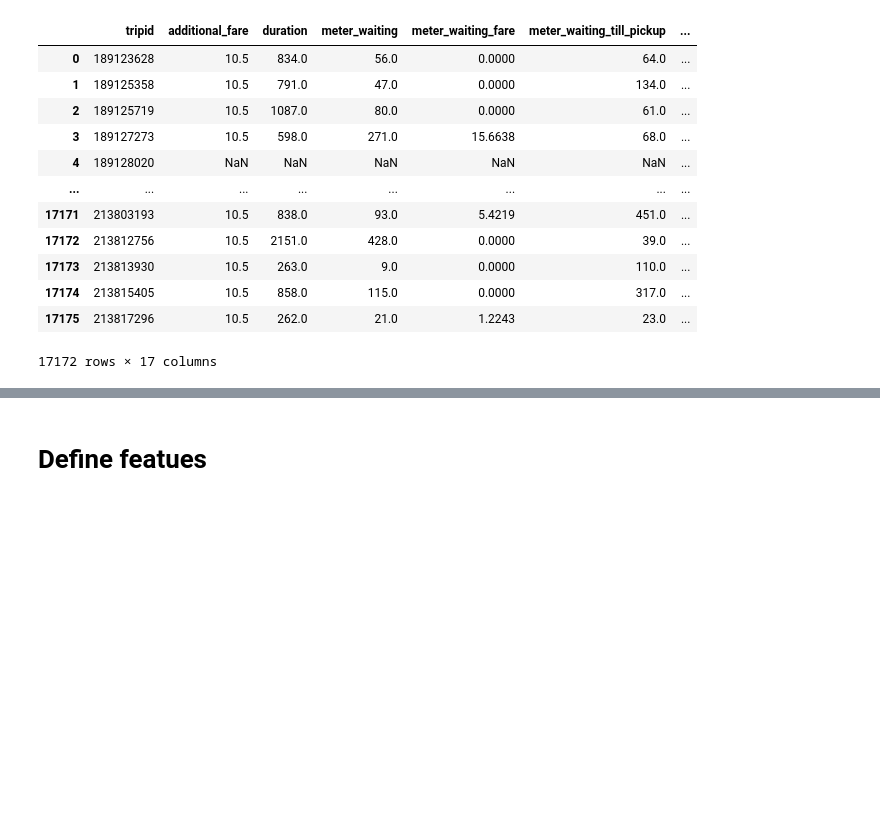
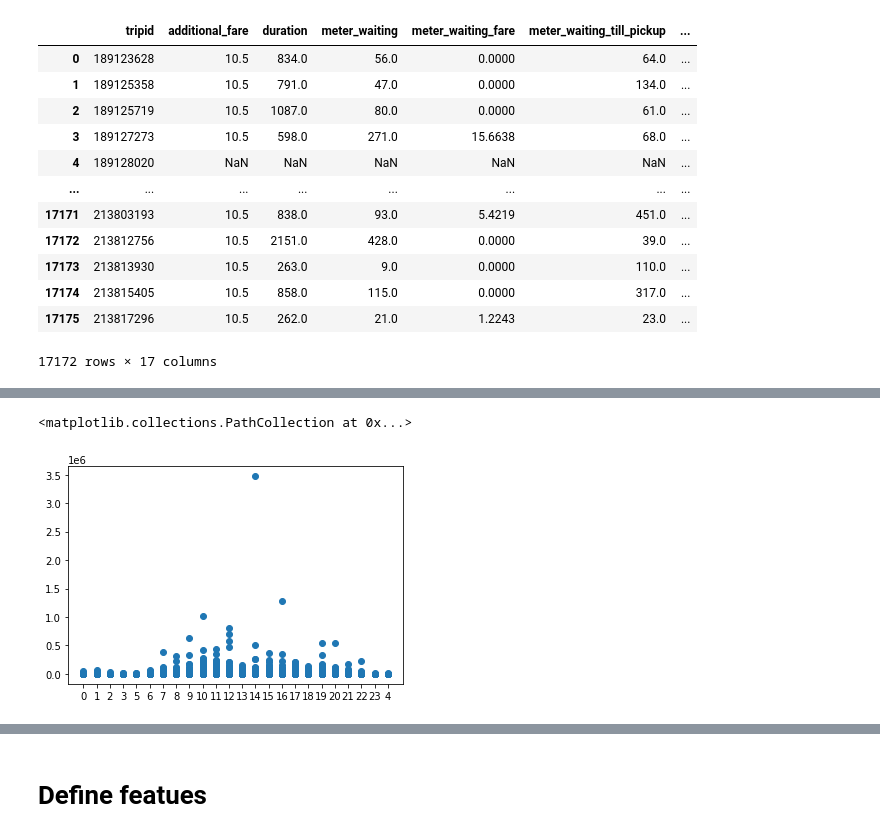
Before and after one commit to Dhananjana97/ML-Ride-Fair, a Jupyter notebook: fare_per_dist,time_type.ipynb, the cells around one changed output, grey strips where cells are left out. Drawn from its saved outputs; the diff is of its cells as text; code cells hidden in the pictures; blank space fills up the shorter version.

```diff
--- a/fare_per_dist,time_type.ipynb
+++ b/fare_per_dist,time_type.ipynb
@@ -370,0 +429,8 @@ features_df
+# %%
+# features_df.to_csv("features.csv",index=True)
+X=features_df['pickup_hour']
+Y=features_df['Fare_per_dist']
+plt.scatter(X,Y)
+# %% [output]
+<matplotlib.collections.PathCollection at 0x...>
+[figure, added]
```
Also changed, not shown: parts of 20 cells of this notebook.
